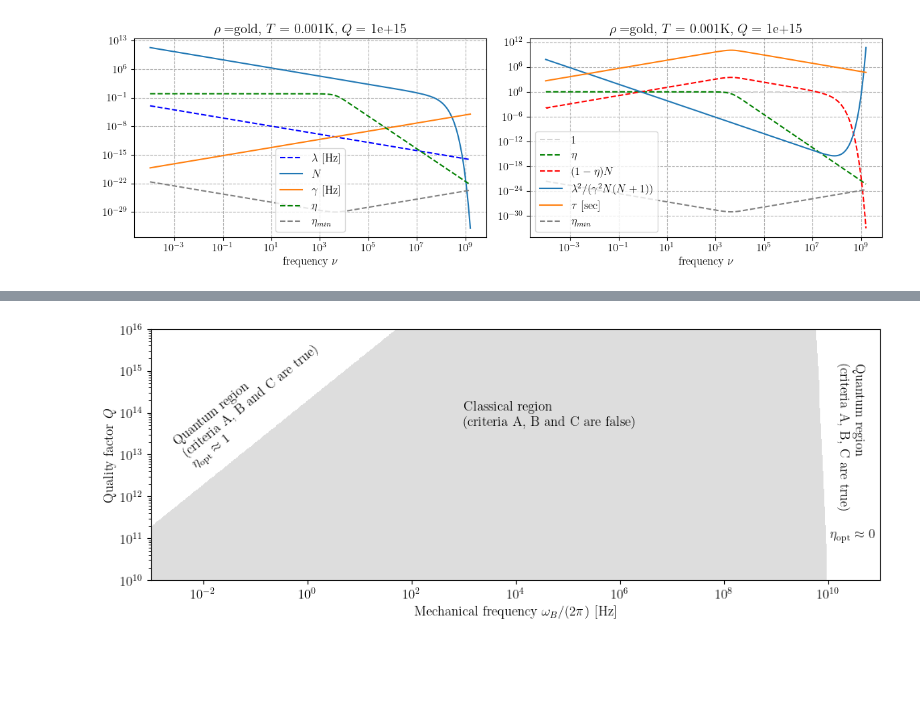
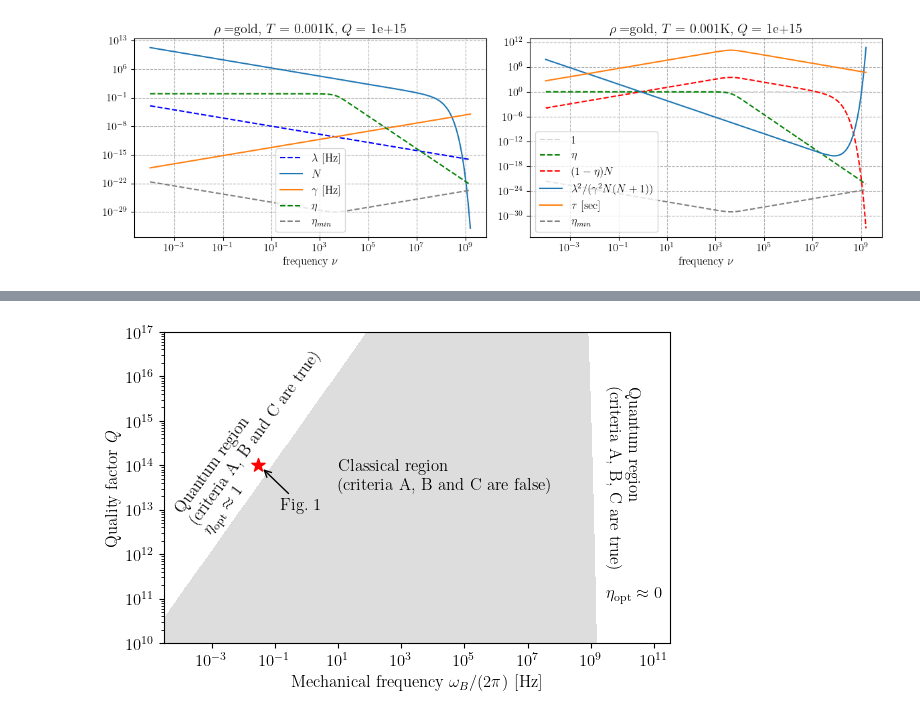
Before and after one commit to andreamari/optomechanics, a Jupyter notebook: gravitational_channel/analysis_of_experimental_requirements.ipynb, the cells around one changed output, grey strips where cells are left out. Drawn from its saved outputs; the diff is of its cells as text; code cells hidden in the pictures; blank space fills up the shorter version.

```diff
--- a/gravitational_channel/analysis_of_experimental_requirements.ipynb
+++ b/gravitational_channel/analysis_of_experimental_requirements.ipynb
@@ -124,24 +107,28 @@ fig.savefig(fname="quality_factor_frequency_space.pdf", dpi=300)
-# %%
-freqs = np.logspace(-3, 11, 1000)
-omegas =2 * np.pi * freqs
-
-quality_factors = np.logspace(10, 16, 1000)
-
-x, y = np.meshgrid(freqs, quality_factors)
-z = np.sign(non_classicality_condition(x, y) - 1.0)
-
-fig, ax1 = plt.subplots(1, 1, figsize=(10, 4), rasterized=True)
-c = ax1.pcolormesh(x, y, z, cmap="gray", vmin=-8, vmax=0.1)
-ax1.loglog()
-ax1.set_xlabel("Mechanical frequency $\\omega_B/ (2\\pi)$ [Hz]")
-ax1.set_ylabel("Quality factor $Q$")
-ax1.text(0.0025, 0.5*10**13, 'Quantum region \n (criteria A, B and C are true) \n $\eta_{\\rm opt} \\approx 1$', rotation=39)
-ax1.text(10**3, 5*10**13, 'Classical region \n (criteria A, B and C are false)', rotation=0)
-ax1.text(1.5*10**10, 5*10**11, 'Quantum region \n (criteria A, B, C are true)', rotation=-90)
-ax1.text(1.1*10**10, 10**11, '$\eta_{\\rm opt} \\approx 0$', rotation=0)
-plt.tight_layout()
-plt.show()
-
-fig.savefig(fname="quality_factor_frequency_space.pdf", dpi=300)
-# %% [output]
-[figure, removed]
+# %%
+freqs = np.logspace(-4.5, 11.5, 1000)
+omegas =2 * np.pi * freqs
+
+quality_factors = np.logspace(10, 17, 1000)
+
+x, y = np.meshgrid(freqs, quality_factors)
+xo, y = np.meshgrid(omegas, quality_factors)
+z = np.sign(non_classicality_condition(xo, y) - 1.0)
+
+fig, ax1 = plt.subplots(1, 1, figsize=(6, 4), rasterized=True)
+c = ax1.pcolormesh(x, y, z, cmap="gray", vmin=-8, vmax=0.1)
+ax1.loglog()
+ax1.set_xlabel("Mechanical frequency $\\omega_B/ (2\\pi)$ [Hz]")
+ax1.set_ylabel("Quality factor $Q$")
+ax1.text(0.00006, 0.3*10**13, 'Quantum region \n (criteria A, B and C are true) \n $\eta_{\\rm opt} \\approx 1$', rotation=54)
+ax1.text(0.01*10**3, 3*10**13, 'Classical region \n (criteria A, B and C are false)', rotation=0)
+ax1.text(0.3*10**10, 5*10**11, 'Quantum region \n (criteria A, B, C are true)', rotation=-90)
+ax1.text(0.3*10**10, 10**11, '$\eta_{\\rm opt} \\approx 0$', rotation=0)
+ax1.scatter(0.03, 10**14, s=100, marker='*', color='red', zorder=1)
+ax1.annotate('Fig.~1', xy=(0.037, 0.9*10**14), xytext=(0.15, 10**13), arrowprops=dict(arrowstyle="->", color="black"))
+
+
+plt.tight_layout()
+
+fig.savefig(fname="quality_factor_frequency_space.pdf", dpi=300)
+# %% [output]
+[figure, added]
```
Also changed, not shown: parts of 6 cells of this notebook.
